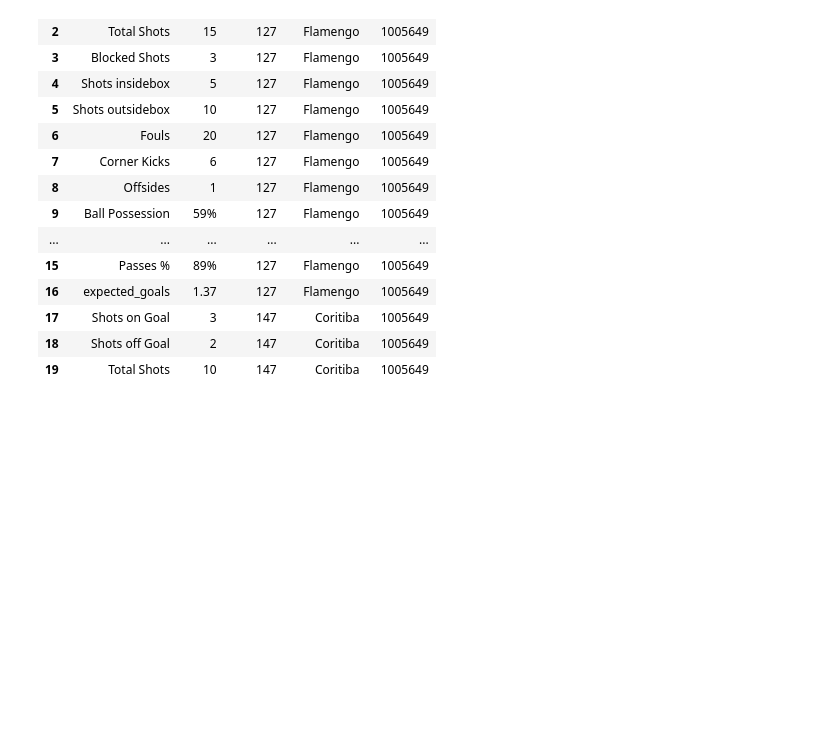
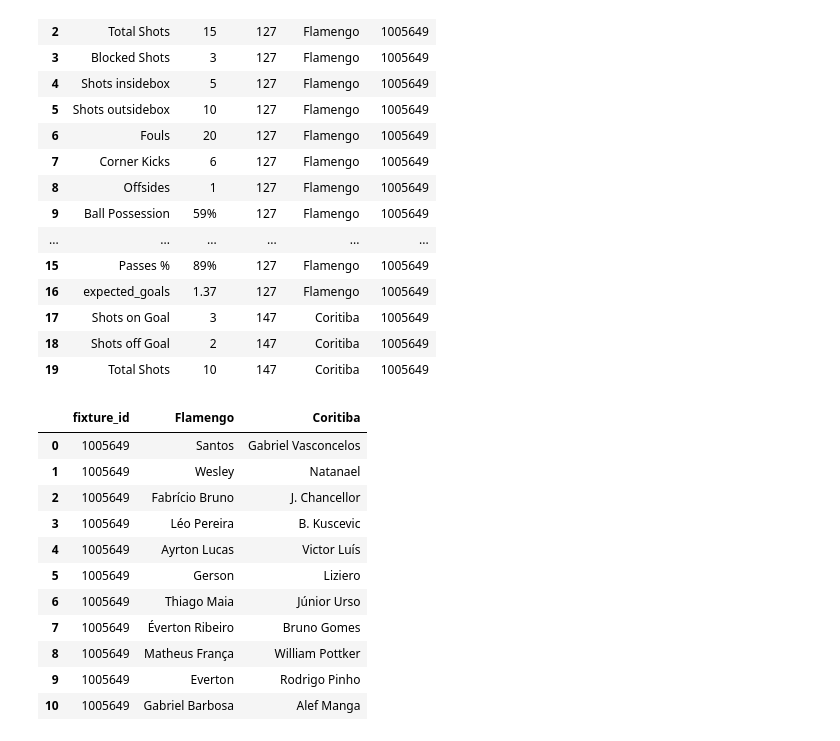
Before and after one commit to raphaelrocha22/Projeto_Sports_Infnet, a Jupyter notebook: 1-Coleta_Dados.ipynb, the cells around one changed output. Drawn from its saved outputs; the diff is of its cells as text; code cells hidden in the pictures; blank space fills up the shorter version.

Commit message:
teste de analise de escalacao

```diff
--- a/1-Coleta_Dados.ipynb
+++ b/1-Coleta_Dados.ipynb
@@ -158,3 +158,27 @@ df_teste_estatistica.head(20)
 | 17 | Shots on Goal | 3 | 147 | Coritiba | 1005649 |
 | 18 | Shots off Goal | 2 | 147 | Coritiba | 1005649 |
 | 19 | Total Shots | 10 | 147 | Coritiba | 1005649 |
+# %%
+fixture_id = 1005649
+# %%
+url_escalacao = f"{base_url}/fixtures/lineups?fixture=1005649"
+response_escalacao = requests.get(url_escalacao, headers=headers).json()
+# %%
+list_escalacao = {'fixture_id' : fixture_id}
+for partida in response_escalacao['response']:
+    list_escalacao[partida['team']['name']] = [j['player']['name'] for j in partida['startXI']]
+# %%
+pd.DataFrame(list_escalacao)
+# %% [output]
+|  | fixture_id | Flamengo | Coritiba |
+| 0 | 1005649 | Santos | Gabriel Vasconcelos |
+| 1 | 1005649 | Wesley | Natanael |
+| 2 | 1005649 | Fabrício Bruno | J. Chancellor |
+| 3 | 1005649 | Léo Pereira | B. Kuscevic |
+| 4 | 1005649 | Ayrton Lucas | Victor Luís |
+| 5 | 1005649 | Gerson | Liziero |
+| 6 | 1005649 | Thiago Maia | Júnior Urso |
+| 7 | 1005649 | Éverton Ribeiro | Bruno Gomes |
+| 8 | 1005649 | Matheus França | William Pottker |
+| 9 | 1005649 | Everton | Rodrigo Pinho |
+| 10 | 1005649 | Gabriel Barbosa | Alef Manga |
```
